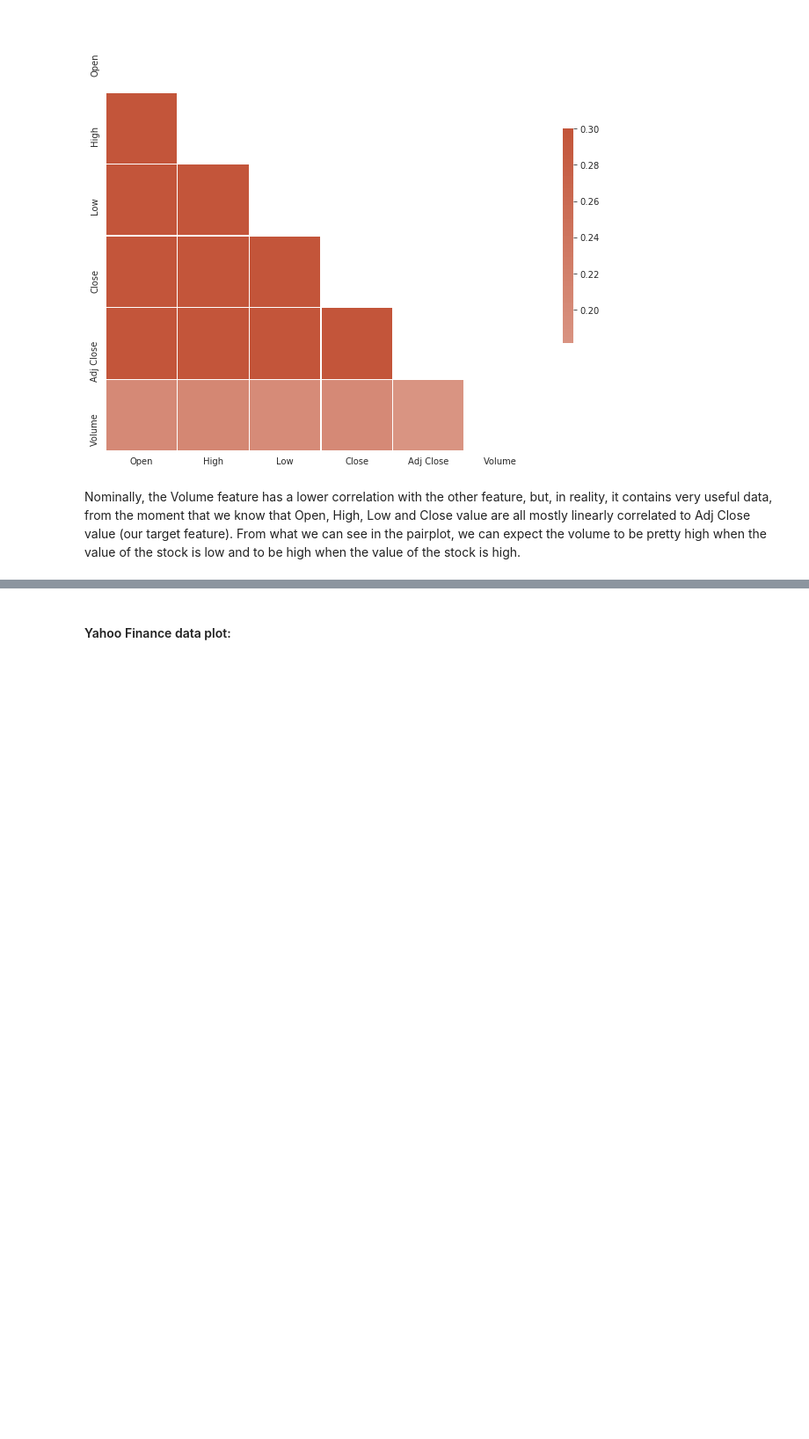
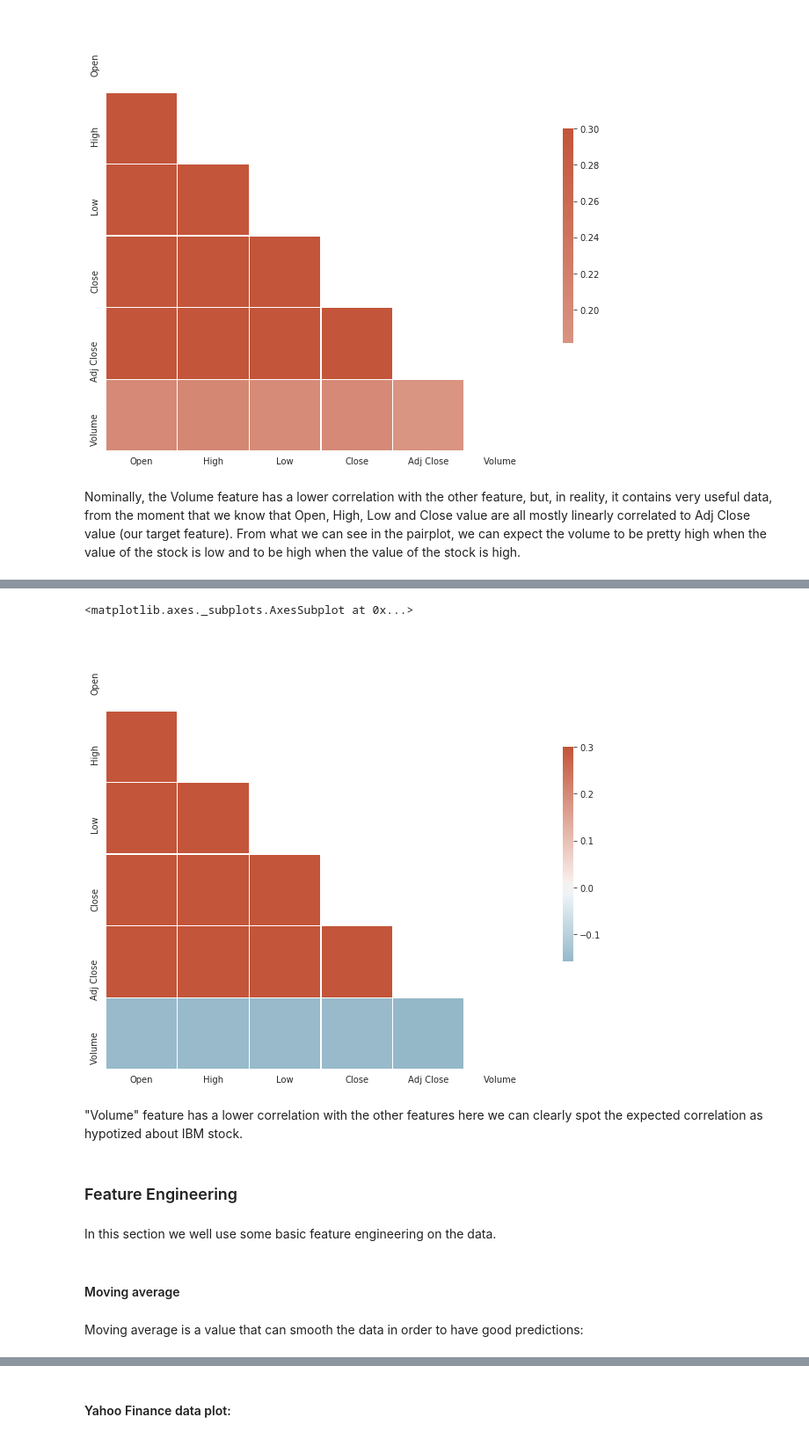
Before and after one commit to alfreedolf/ml-spp, a Jupyter notebook: DeepAR-StockPricesPredictions.ipynb, the cells around one changed output, grey strips where cells are left out. Shown at 88% size. Saved outputs shown, nothing was run; the diff lists cells and outputs as text; code cells hidden in the pictures; blank space fills up the shorter version.

```diff
--- a/DeepAR-StockPricesPredictions.ipynb
+++ b/DeepAR-StockPricesPredictions.ipynb
@@ -480,0 +410,3 @@ This section will contain plots of all the data, in order to see general behavio
+# %%
+# Compute the correlation matrix
+df_aapl_corr = df_aapl.corr()
@@ -480,0 +415,27 @@ This section will contain plots of all the data, in order to see general behavio
+# %%
+# Generate a mask for the upper triangle
+mask = np.triu(np.ones_like(df_aapl_corr, dtype=bool))
+# %%
+# Set up the matplotlib figure
+f, ax = plt.subplots(figsize=(11, 9))
+
+
+# Generate a custom diverging colormap
+cmap = sns.diverging_palette(230, 20, as_cmap=True)
+
+# Draw the heatmap with the mask and correct aspect ratio
+sns.heatmap(df_aapl_corr, mask=mask, cmap=cmap, vmax=.3, center=0,
+            square=True, linewidths=.5, cbar_kws={"shrink": .5})
+# %% [output]
+<matplotlib.axes._subplots.AxesSubplot at 0x...>
+[figure, added]
+# %% [markdown]
+"Volume" feature has a lower correlation with the other features here we can clearly spot the expected correlation as hypotized about IBM stock.
+# %% [markdown]
+### Feature Engineering
+# %% [markdown]
+In this section we well use some basic feature engineering on the data.
+# %% [markdown]
+#### Moving average
+# %% [markdown]
+Moving average is a value that can smooth the data in order to have good predictions:
```
Also changed, not shown: parts of 31 cells of this notebook.
